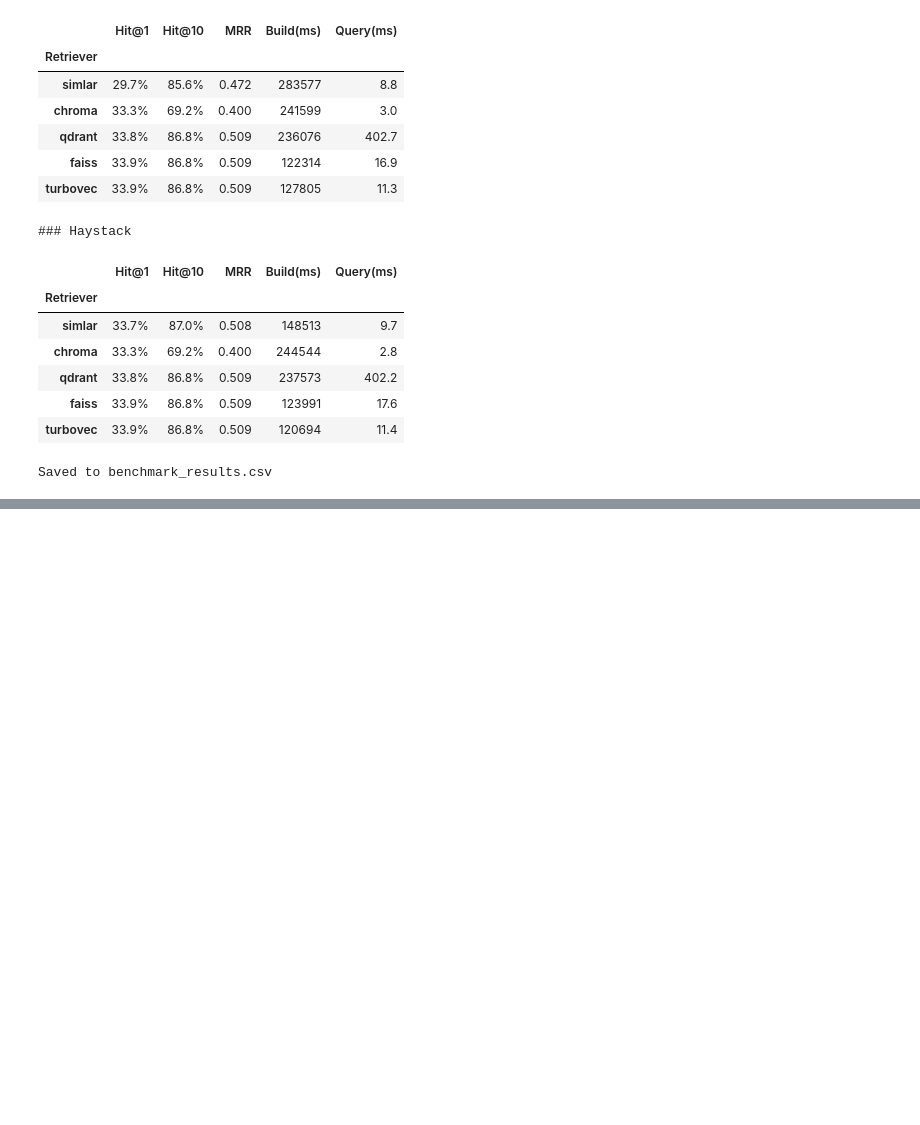
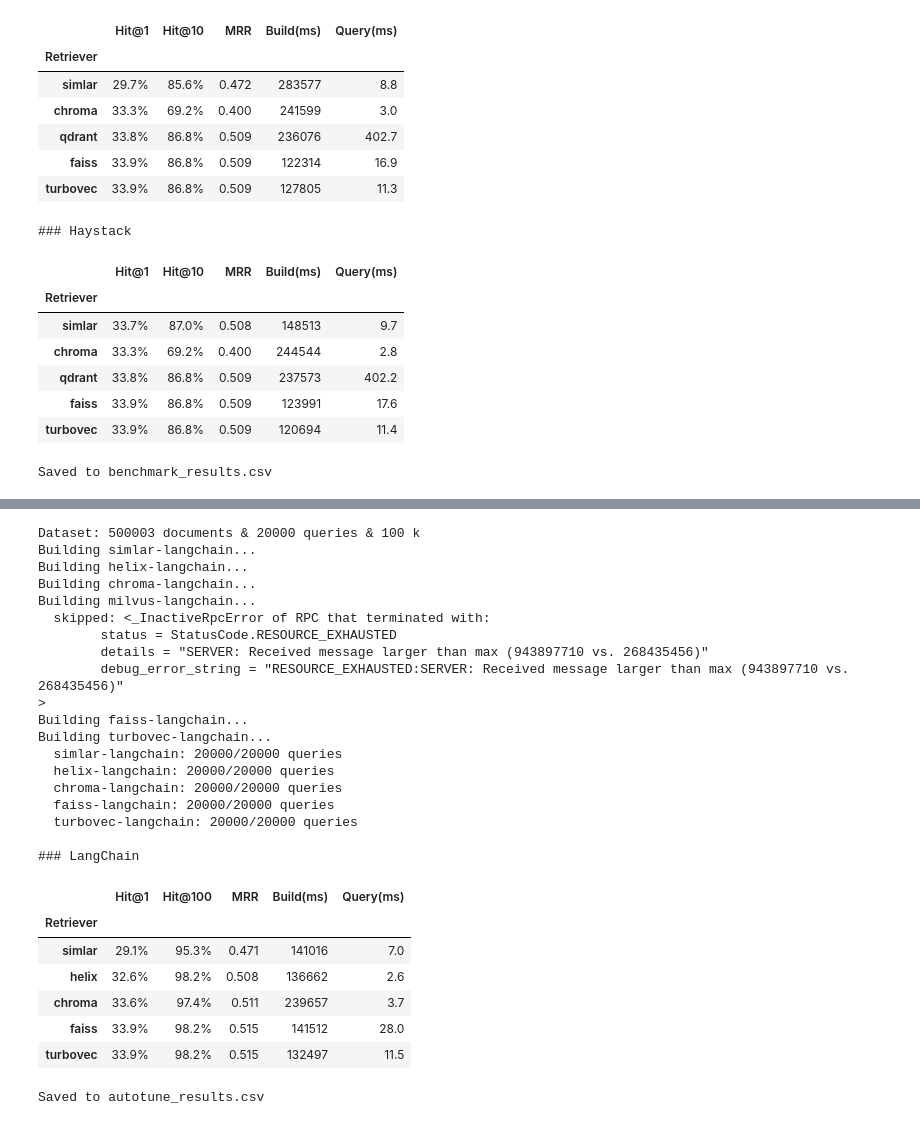
Before and after one commit to tekdatum/simlar, a Jupyter notebook: examples/10_rags_benchmark.ipynb, the cells around one changed output, grey strips where cells are left out. Cells and saved outputs as stored; diff of their text form; code cells hidden in the pictures; blank space fills up the shorter version.

Commit message:
autotune section added

```diff
--- a/examples/10_rags_benchmark.ipynb
+++ b/examples/10_rags_benchmark.ipynb
@@ -950,0 +983,73 @@ Saved to benchmark_results.csv
+# %%
+def helix(dataset: Dataset, k: int) -> LangchainBaseRetriever:
+    from simlar import HelixIndex, ReciprocalRankFusion, RelevanceIndex, SimlarEngine
+    from typing import ClassVar
+    from sentence_transformers import SentenceTransformer
+
+    model = SentenceTransformer("all-MiniLM-L6-v2")
+    corpus = dataset.corpus
+    vectors = model.encode(corpus, normalize_embeddings=True)
+    index = HelixIndex(
+        text_index=RelevanceIndex(k1=1.5, b=0.75),
+        vector_index=SimlarEngine(),
+        fusion=ReciprocalRankFusion(k=60, weights=[.1, .5]),
+        top_k=k, vector_k=max(50, 2 * k), text_k=200000,
+    )
+    index.add(ids=[str(i) for i in range(len(corpus))], texts=corpus, vectors=vectors)
+
+    class _R(LangchainBaseRetriever):
+        supports_batch: ClassVar[bool] = True
+
+        def _get_relevant_documents(self, query, *, run_manager=None):
+            qv = model.encode([query], normalize_embeddings=True)
+            hits = index.search(query_text=query, query_vector=qv, k=k, parallel=False)
+            return [Document(page_content=corpus[int(r.id)]) for r in hits]
+
+        def batch(self, queries, **kwargs):
+            qvs = model.encode(queries, normalize_embeddings=True)
+            all_hits = index.search(query_text=queries, query_vector=qvs, k=k, parallel=True, batch_size=10_000)
+            return [[Document(page_content=corpus[int(r.id)]) for r in hits] for hits in all_hits]
+
+    return _R()
+# %%
+dataset = MsMarcoDataset.from_hf(n_passages=500_000, n_queries=20_000)
+k = 100
+entries = [
+    ("simlar-langchain", lambda: SimlarTechnique.for_langchain(dataset, k), lambda r: LangchainRAG(dataset, r)),
+    ("helix-langchain", lambda: helix(dataset, k), lambda r: LangchainRAG(dataset, r)),
+    ("chroma-langchain", lambda: ChromaTechnique.for_langchain(dataset, k), lambda r: LangchainRAG(dataset, r)),
+    # ("qdrant-langchain", lambda: QdrantTechnique.for_langchain(dataset, k), lambda r: LangchainRAG(dataset, r)),
+    ("milvus-langchain", lambda: MilvusTechnique.for_langchain(dataset, k), lambda r: LangchainRAG(dataset, r)),
+    # ("pinecone-langchain", lambda: PineconeTechnique.for_langchain(dataset, k), lambda r: LangchainRAG(dataset, r)),
+    ("faiss-langchain", lambda: FaissTechnique.for_langchain(dataset, k), lambda r: LangchainRAG(dataset, r)),
+    ("turbovec-langchain", lambda: TurbovecTechnique.for_langchain(dataset, k), lambda r: LangchainRAG(dataset, r)),
+]
+test_retrievers(dataset, entries, "autotune_results.csv", k=k)
+# %% [output]
+Dataset: 500003 documents & 20000 queries & 100 k
+Building simlar-langchain...
+Building helix-langchain...
+Building chroma-langchain...
+Building milvus-langchain...
+  skipped: <_InactiveRpcError of RPC that terminated with:
+        status = StatusCode.RESOURCE_EXHAUSTED
+        details = "SERVER: Received message larger than max (943897710 vs. 268435456)"
+        debug_error_string = "RESOURCE_EXHAUSTED:SERVER: Received message larger than max (943897710 vs. 268435456)"
+>
+Building faiss-langchain...
+Building turbovec-langchain...
+  simlar-langchain: 20000/20000 queries
+  helix-langchain: 20000/20000 queries
+  chroma-langchain: 20000/20000 queries
+  faiss-langchain: 20000/20000 queries
+  turbovec-langchain: 20000/20000 queries
+
+### LangChain
+|  | Hit@1 | Hit@100 | MRR | Build(ms) | Query(ms) |
+| Retriever |  |  |  |  |  |
+| simlar | 29.1% | 95.3% | 0.471 | 141016 | 7.0 |
+| helix | 32.6% | 98.2% | 0.508 | 136662 | 2.6 |
+| chroma | 33.6% | 97.4% | 0.511 | 239657 | 3.7 |
+| faiss | 33.9% | 98.2% | 0.515 | 141512 | 28.0 |
+| turbovec | 33.9% | 98.2% | 0.515 | 132497 | 11.5 |
+Saved to autotune_results.csv
```
Also changed, not shown: parts of 5 cells of this notebook.
